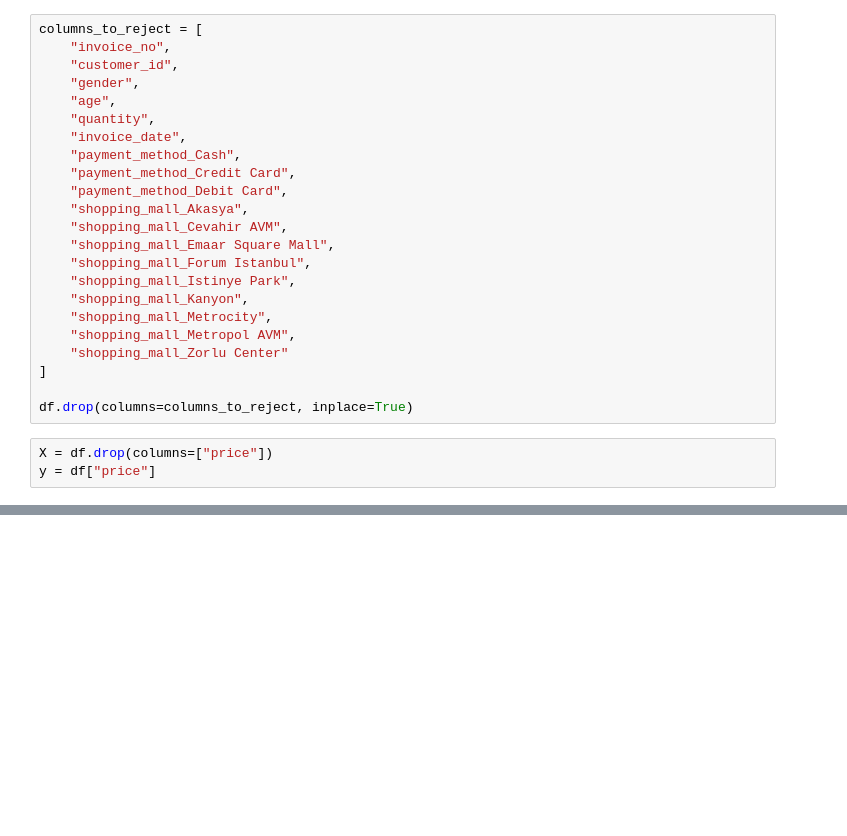
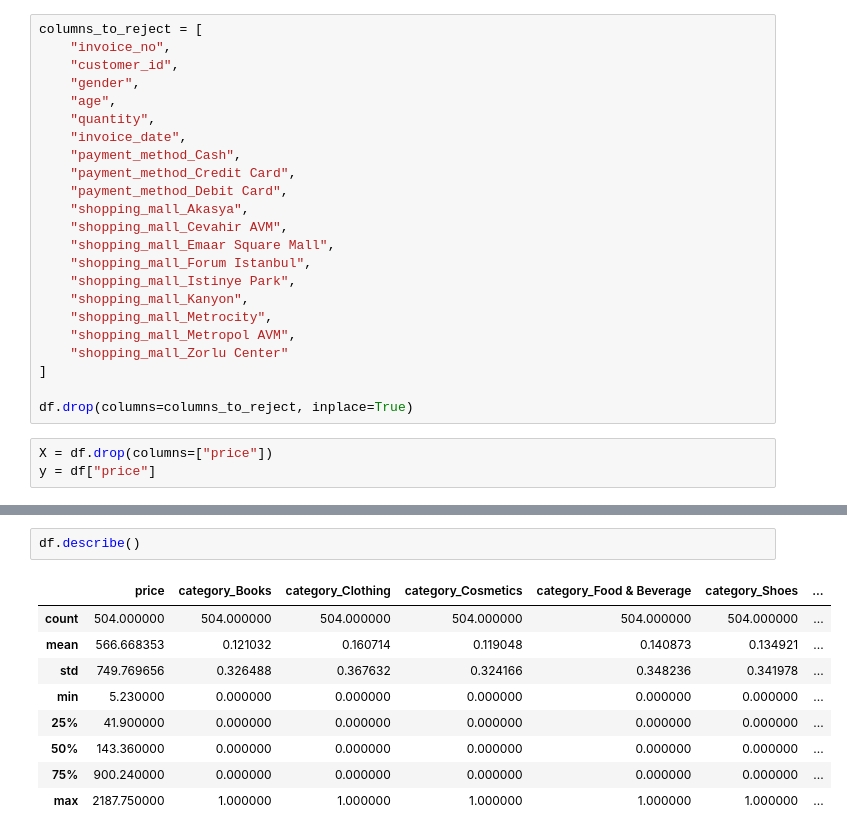
Before and after one commit to AlvinManoj05/Data-Preprocessing-Project, a Jupyter notebook: Data_Processing_Group_Assignment.ipynb, the cells around one changed output, grey strips where cells are left out. Drawn from its saved outputs; the diff is of its cells as text; blank space fills up the shorter version.

```diff
--- a/Data_Processing_Group_Assignment.ipynb
+++ b/Data_Processing_Group_Assignment.ipynb
@@ -218,0 +251,12 @@ y = df["price"]
+# %%
+df.describe()
+# %% [output]
+|  | price | category_Books | category_Clothing | category_Cosmetics | category_Food & Beverage | category_Shoes | ... |
+| count | 504.000000 | 504.000000 | 504.000000 | 504.000000 | 504.000000 | 504.000000 | ... |
+| mean | 566.668353 | 0.121032 | 0.160714 | 0.119048 | 0.140873 | 0.134921 | ... |
+| std | 749.769656 | 0.326488 | 0.367632 | 0.324166 | 0.348236 | 0.341978 | ... |
+| min | 5.230000 | 0.000000 | 0.000000 | 0.000000 | 0.000000 | 0.000000 | ... |
+| 25% | 41.900000 | 0.000000 | 0.000000 | 0.000000 | 0.000000 | 0.000000 | ... |
+| 50% | 143.360000 | 0.000000 | 0.000000 | 0.000000 | 0.000000 | 0.000000 | ... |
+| 75% | 900.240000 | 0.000000 | 0.000000 | 0.000000 | 0.000000 | 0.000000 | ... |
+| max | 2187.750000 | 1.000000 | 1.000000 | 1.000000 | 1.000000 | 1.000000 | ... |
```
Also changed, not shown: parts of 3 cells of this notebook.
